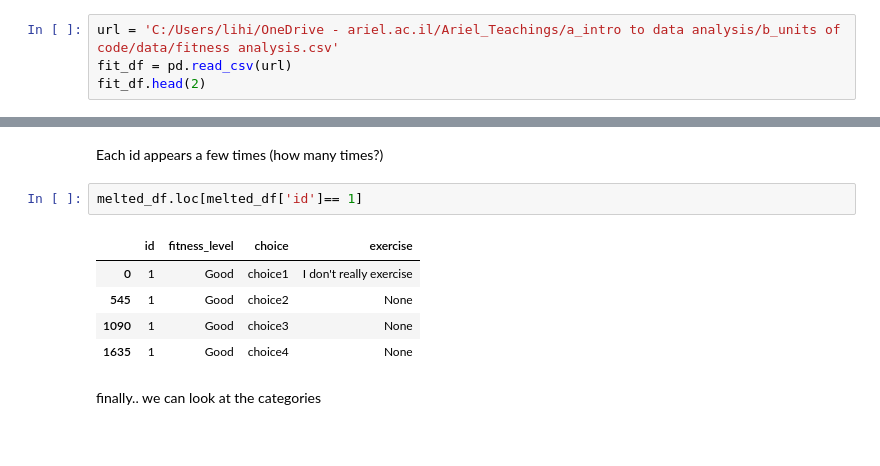
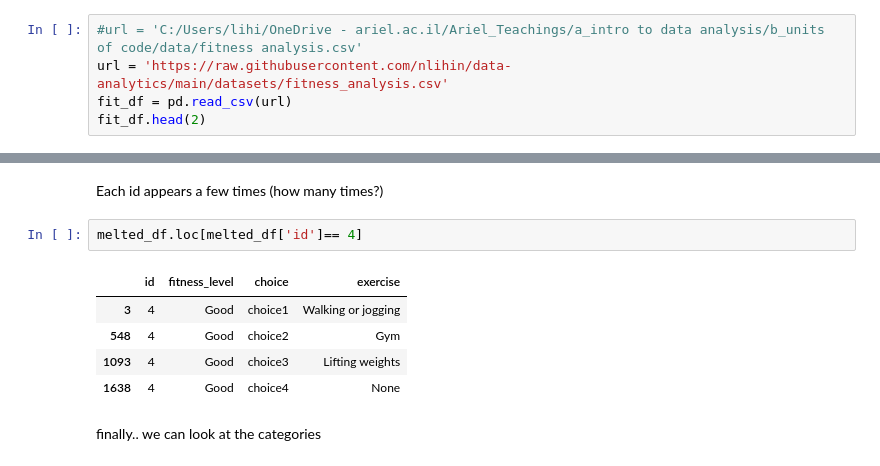
Before and after one commit to nlihin/data-analytics, a Jupyter notebook: unit5.ipynb, the cells around one changed output, grey strips where cells are left out. Saved outputs shown, nothing was run; the diff lists cells and outputs as text.

```diff
--- a/unit5.ipynb
+++ b/unit5.ipynb
@@ -262,7 +275,8 @@ sns.heatmap(data=correlation_matrix,cmap='Greens', annot=True)
 # %% [markdown]
 Some data comes from surveys. This is an example of a survey on fitness
 # %%
-url = 'C:/Users/lihi/OneDrive - ariel.ac.il/Ariel_Teachings/a_intro to data analysis/b_units of code/data/fitness analysis.csv'
+#url = 'C:/Users/lihi/OneDrive - ariel.ac.il/Ariel_Teachings/a_intro to data analysis/b_units of code/data/fitness analysis.csv'
+url = 'https://raw.githubusercontent.com/nlihin/data-analytics/main/datasets/fitness_analysis.csv'
 fit_df = pd.read_csv(url)
 fit_df.head(2)
 # %% [output]
@@ -382,13 +427,13 @@ melted_df = melted_df.rename(columns={'variable':'choice','value':'exercise'})
 # %% [markdown]
 Each id appears a few times (how many times?)
 # %%
-melted_df.loc[melted_df['id']== 1]
+melted_df.loc[melted_df['id']== 4]
 # %% [output]
 |  | id | fitness_level | choice | exercise |
-| 0 | 1 | Good | choice1 | I don't really exercise |
-| 545 | 1 | Good | choice2 | None |
-| 1090 | 1 | Good | choice3 | None |
-| 1635 | 1 | Good | choice4 | None |
+| 3 | 4 | Good | choice1 | Walking or jogging |
+| 548 | 4 | Good | choice2 | Gym |
+| 1093 | 4 | Good | choice3 | Lifting weights |
+| 1638 | 4 | Good | choice4 | None |
 # %% [markdown]
 finally.. we can look at the categories
 # %%
```
Also changed, not shown: parts of 14 cells of this notebook.
